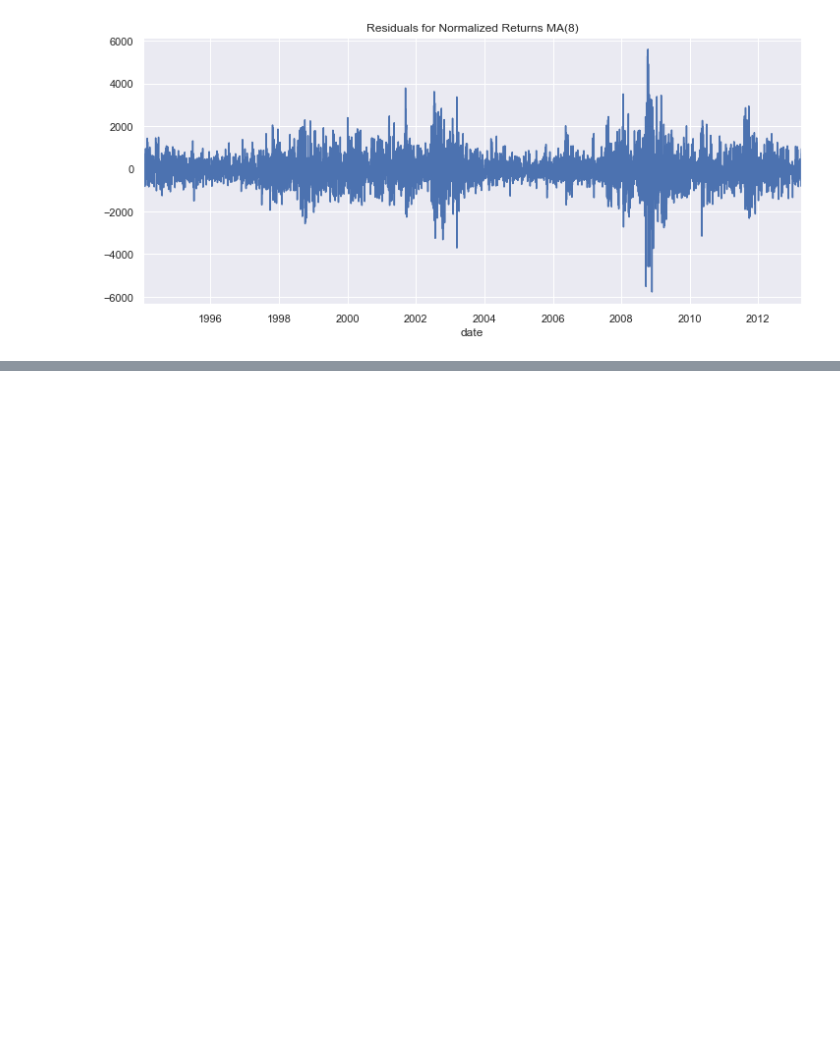
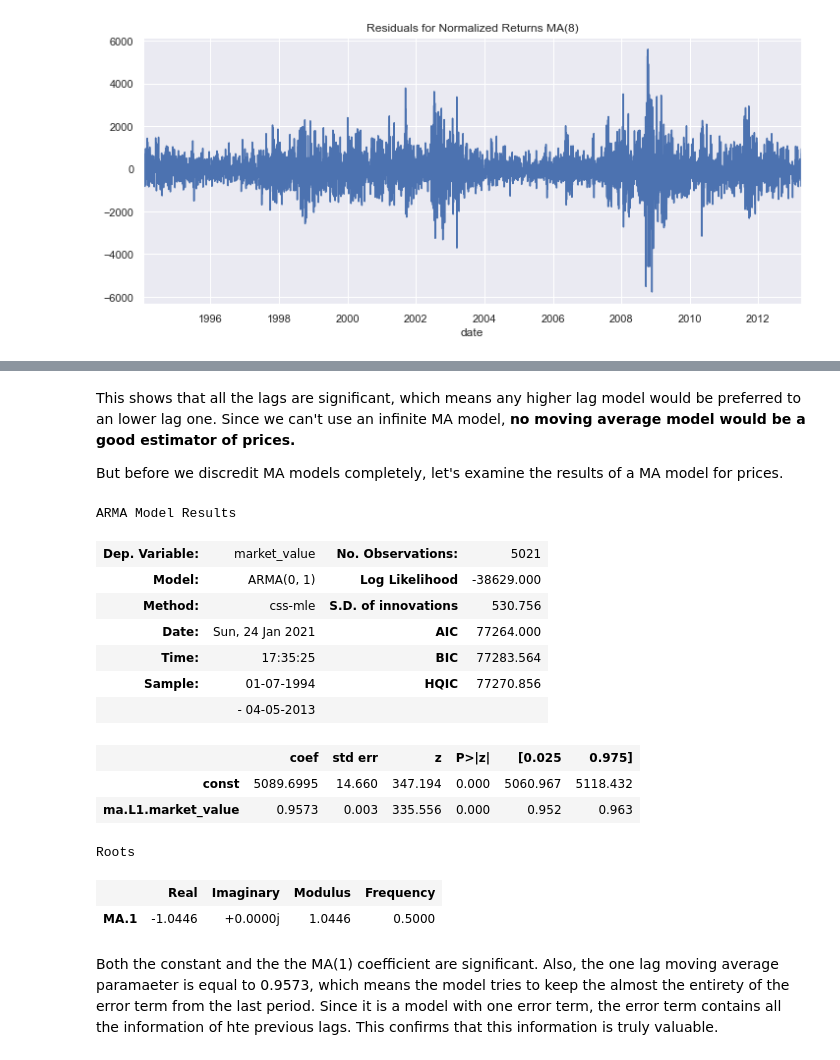
Before and after one commit to mkang32/snp500-analysis, a Jupyter notebook: notebooks/4.the_MA_model.ipynb, the cells around one changed output, grey strips where cells are left out. Drawn from its saved outputs; the diff is of its cells as text; code cells hidden in the pictures; blank space fills up the shorter version.

```diff
--- a/notebooks/4.the_MA_model.ipynb
+++ b/notebooks/4.the_MA_model.ipynb
@@ -466,0 +511,25 @@ plt.show()
+# %% [markdown]
+This shows that all the lags are significant, which means any higher lag model would be preferred to an lower lag one. Since we can't use an infinite MA model, **no moving average model would be a good estimator of prices.**
+
+But before we discredit MA models completely, let's examine the results of a MA model for prices.
+# %%
+model_ma_1 = ARMA(df.market_value, order=(0, 1))
+results_ma_1 = model_ma_1.fit()
+results_ma_1.summary()
+# %% [output]
+ARMA Model Results
+| Dep. Variable: | market_value | No. Observations: | 5021 |
+| Model: | ARMA(0, 1) | Log Likelihood | -38629.000 |
+| Method: | css-mle | S.D. of innovations | 530.756 |
+| Date: | Sun, 24 Jan 2021 | AIC | 77264.000 |
+| Time: | 17:35:25 | BIC | 77283.564 |
+| Sample: | 01-07-1994 | HQIC | 77270.856 |
+|  | - 04-05-2013 |  |  |
+|  | coef | std err | z | P>|z| | [0.025 | 0.975] |
+| const | 5089.6995 | 14.660 | 347.194 | 0.000 | 5060.967 | 5118.432 |
+| ma.L1.market_value | 0.9573 | 0.003 | 335.556 | 0.000 | 0.952 | 0.963 |
+Roots
+|  | Real | Imaginary | Modulus | Frequency |
+| MA.1 | -1.0446 | +0.0000j | 1.0446 | 0.5000 |
+# %% [markdown]
+Both the constant and the the MA(1) coefficient are significant. Also, the one lag moving average paramaeter is equal to 0.9573, which means the model tries to keep the almost the entirety of the error term from the last period. Since it is a model with one error term, the error term contains all the information of hte previous lags. This confirms that this information is truly valuable.
```
Also changed, not shown: parts of 14 cells of this notebook.
